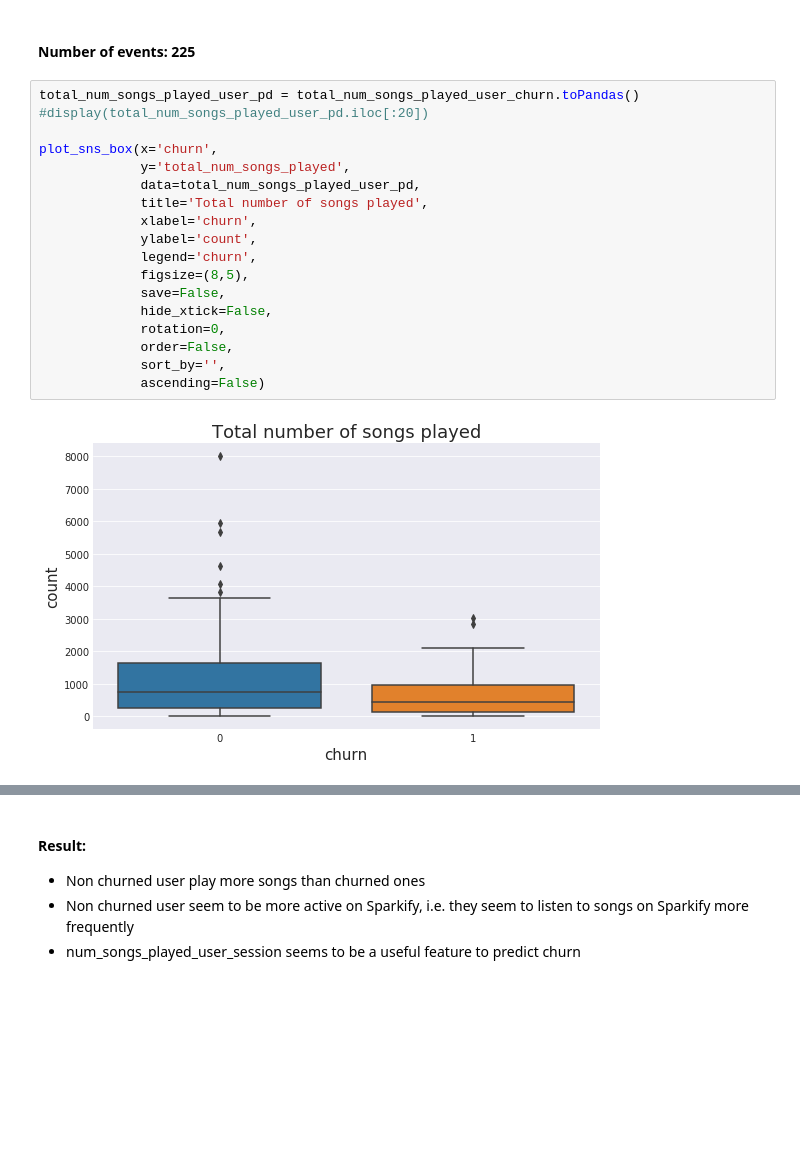
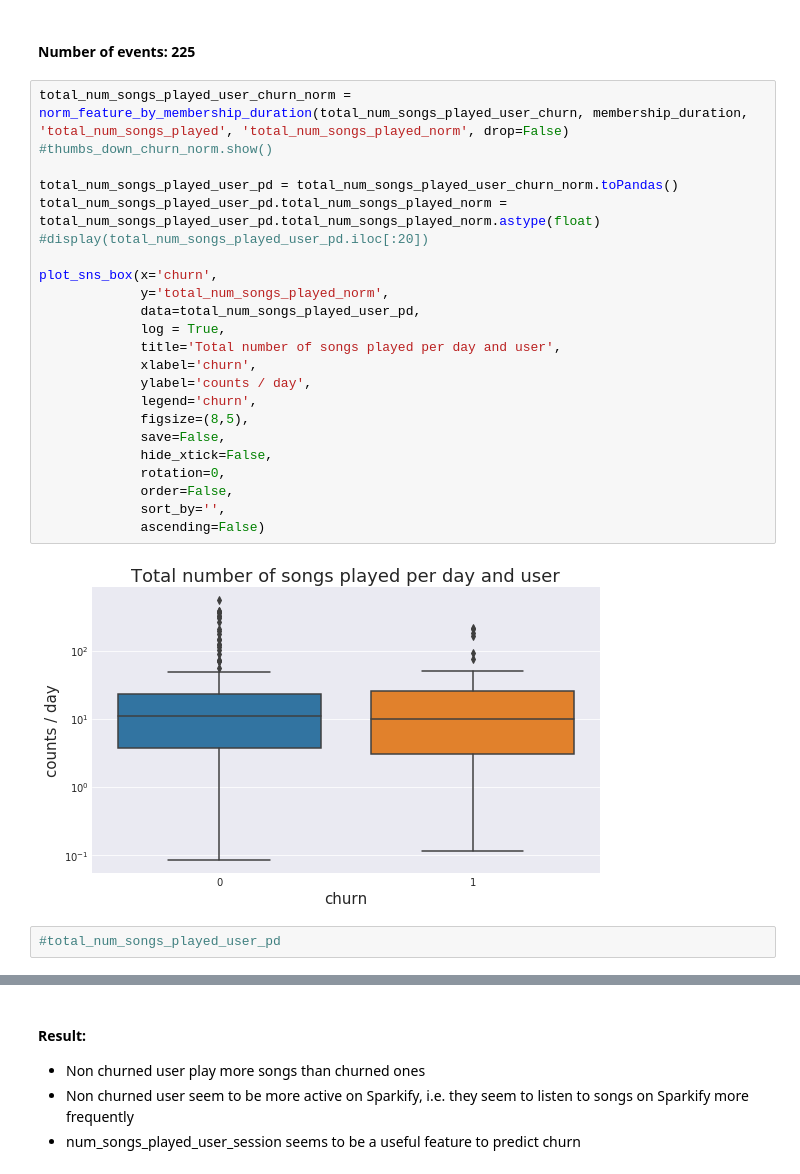
Before and after one commit to ddhartma/Sparkify-Project, a Jupyter notebook: Sparkify.ipynb, the cells around one changed output, grey strips where cells are left out. Cells and saved outputs as stored; diff of their text form; blank space fills up the shorter version.

```diff
--- a/Sparkify.ipynb
+++ b/Sparkify.ipynb
@@ -1287,22 +1333,29 @@ printmd('#### Number of events: '+ str(total_num_songs_played_user.count()))
 only showing top 20 rows
 #### Number of events: 225
 # %%
-total_num_songs_played_user_pd = total_num_songs_played_user_churn.toPandas()
+total_num_songs_played_user_churn_norm = norm_feature_by_membership_duration(total_num_songs_played_user_churn, membership_duration, 'total_num_songs_played', 'total_num_songs_played_norm', drop=False)
+#thumbs_down_churn_norm.show()
+
+total_num_songs_played_user_pd = total_num_songs_played_user_churn_norm.toPandas()
+total_num_songs_played_user_pd.total_num_songs_played_norm = total_num_songs_played_user_pd.total_num_songs_played_norm.astype(float)
 #display(total_num_songs_played_user_pd.iloc[:20])
 
 plot_sns_box(x='churn',
-             y='total_num_songs_played',
+             y='total_num_songs_played_norm',
              data=total_num_songs_played_user_pd,
-             title='Total number of songs played',
+             log = True,
+             title='Total number of songs played per day and user',
              xlabel='churn',
-             ylabel='count',
+             ylabel='counts / day',
              legend='churn',
              figsize=(8,5),
              save=False,
              hide_xtick=False,
              rotation=0,
              order=False,
              sort_by='',
              ascending=False)
 # %% [output]
-[figure, old version]
+[figure, new version]
+# %%
+#total_num_songs_played_user_pd
```
Also changed, not shown: parts of 60 cells of this notebook, 1 other file.
